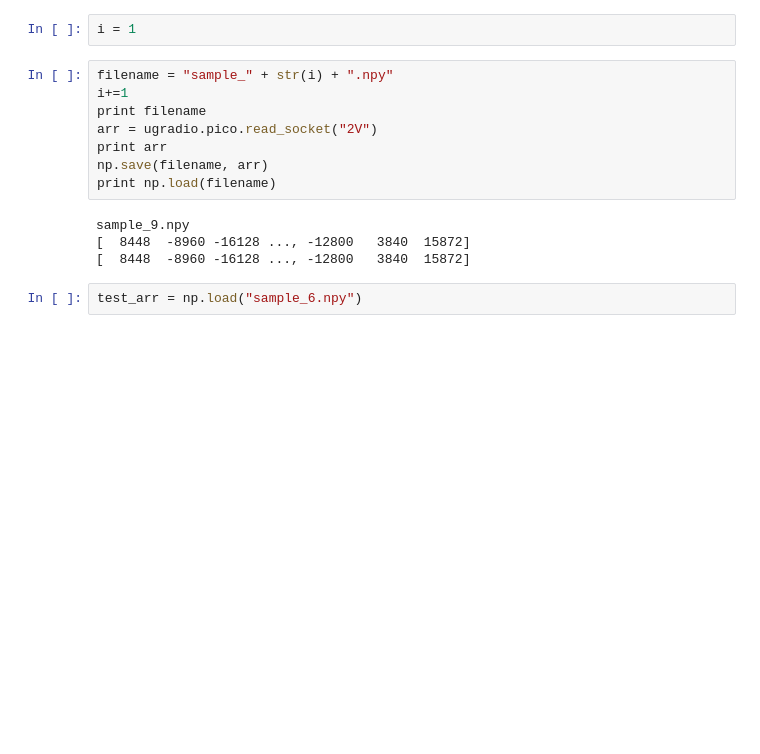
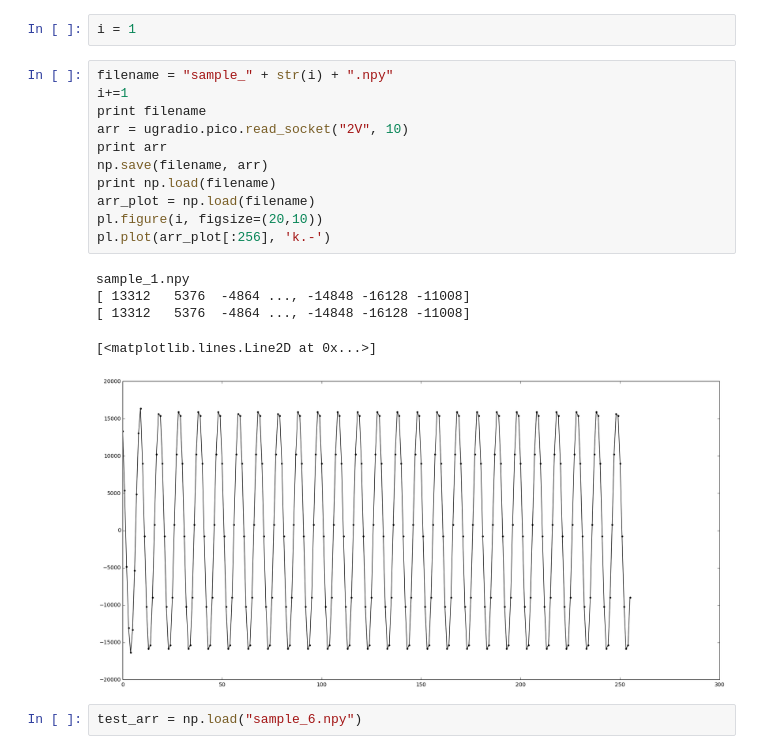
Before and after one commit to Jackmastr/mixed-signals, a Jupyter notebook: lab1.ipynb, the cells around one changed output. Drawn from its saved outputs; the diff is of its cells as text; blank space fills up the shorter version.

```diff
--- a/lab1.ipynb
+++ b/lab1.ipynb
@@ -31,15 +31,20 @@ i = 1
 # %%
 filename = "sample_" + str(i) + ".npy"
 i+=1
 print filename
-arr = ugradio.pico.read_socket("2V")
+arr = ugradio.pico.read_socket("2V", 10)
 print arr
 np.save(filename, arr)
 print np.load(filename)
+arr_plot = np.load(filename)
+pl.figure(i, figsize=(20,10))
+pl.plot(arr_plot[:256], 'k.-')
 # %% [output]
-sample_9.npy
-[  8448  -8960 -16128 ..., -12800   3840  15872]
-[  8448  -8960 -16128 ..., -12800   3840  15872]
+sample_1.npy
+[ 13312   5376  -4864 ..., -14848 -16128 -11008]
+[ 13312   5376  -4864 ..., -14848 -16128 -11008]
+[<matplotlib.lines.Line2D at 0x...>]
+[figure, added]
 # %%
 test_arr = np.load("sample_6.npy")
 # %%
```
Also changed, not shown: parts of 5 cells of this notebook, 9 other files.
